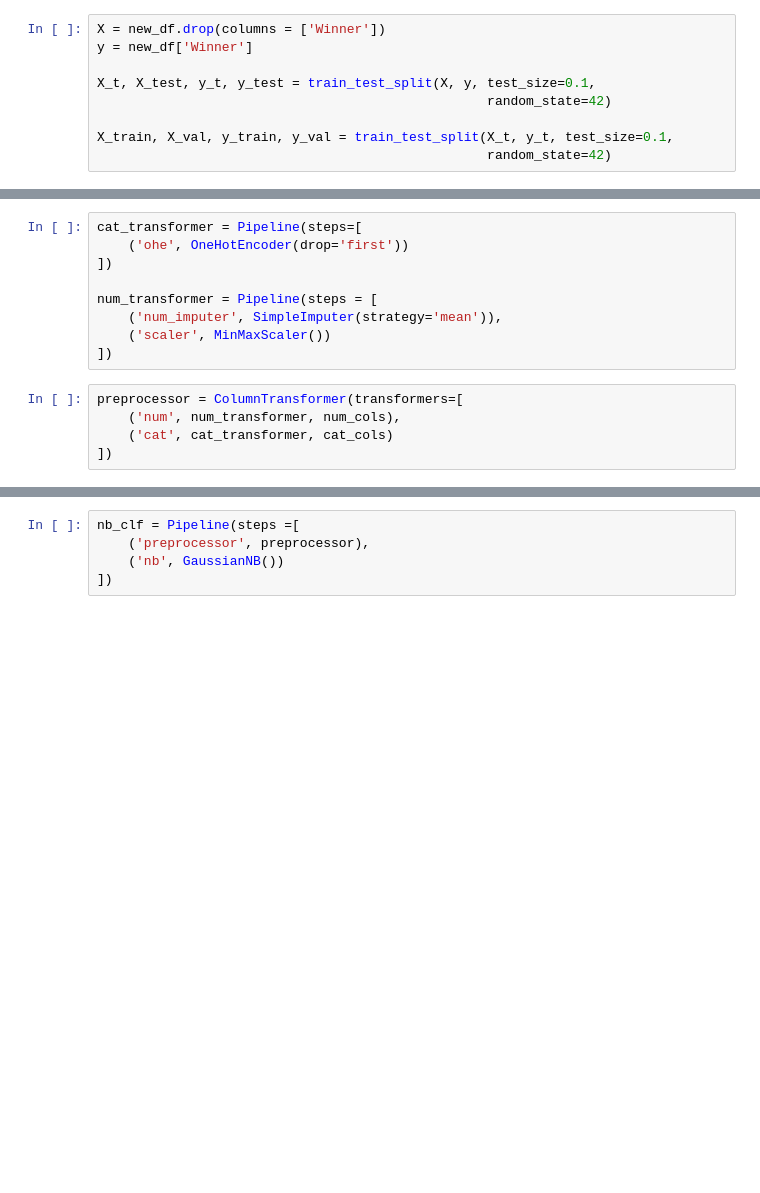
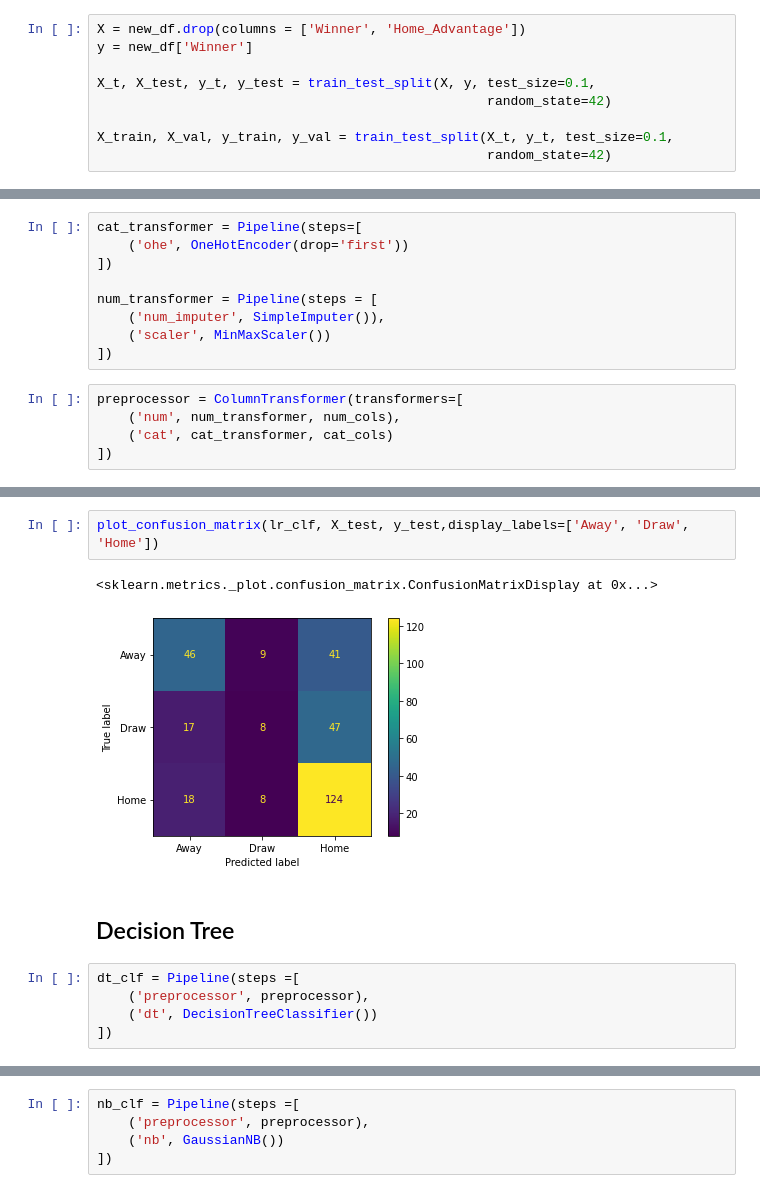
Before and after one commit to barteaga10/Premier-League-Prediction, a Jupyter notebook: Cleaning Data.ipynb, the cells around one changed output, grey strips where cells are left out. Drawn from its saved outputs; the diff is of its cells as text; blank space fills up the shorter version.

```diff
--- a/Cleaning Data.ipynb
+++ b/Cleaning Data.ipynb
@@ -706,5 +695,5 @@ new_df
 # %%
-X = new_df.drop(columns = ['Winner'])
+X = new_df.drop(columns = ['Winner', 'Home_Advantage'])
 y = new_df['Winner']
 
 X_t, X_test, y_t, y_test = train_test_split(X, y, test_size=0.1,
@@ -731,7 +720,7 @@ cat_transformer = Pipeline(steps=[
 ])
 
 num_transformer = Pipeline(steps = [
-    ('num_imputer', SimpleImputer(strategy='mean')),
+    ('num_imputer', SimpleImputer()),
     ('scaler', MinMaxScaler())
 ])
 # %%
@@ -741,0 +773,12 @@ preprocessor = ColumnTransformer(transformers=[
+# %%
+plot_confusion_matrix(lr_clf, X_test, y_test,display_labels=['Away', 'Draw', 'Home'])
+# %% [output]
+<sklearn.metrics._plot.confusion_matrix.ConfusionMatrixDisplay at 0x...>
+[figure, added]
+# %% [markdown]
+## Decision Tree
+# %%
+dt_clf = Pipeline(steps =[
+    ('preprocessor', preprocessor),
+    ('dt', DecisionTreeClassifier())
+])
```
Also changed, not shown: parts of 51 cells of this notebook.
